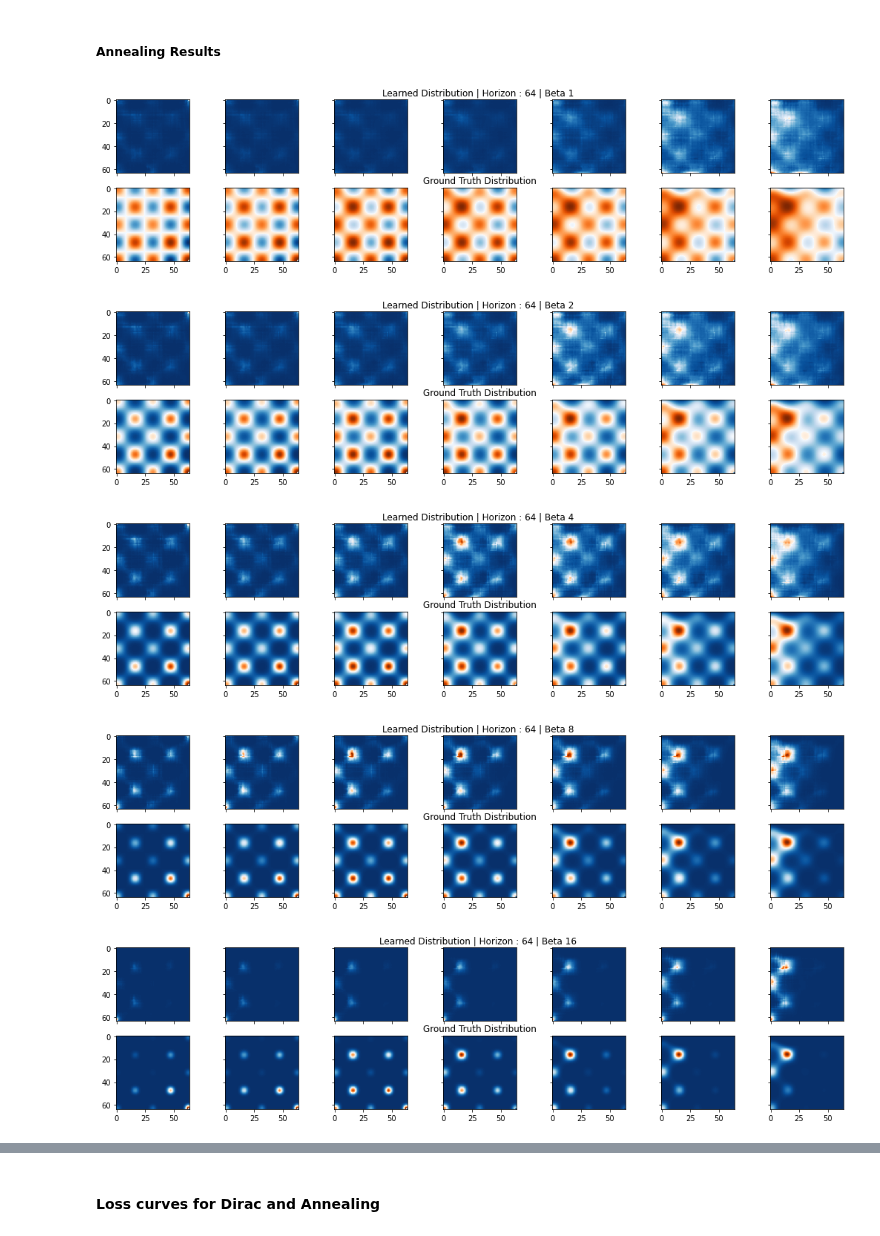
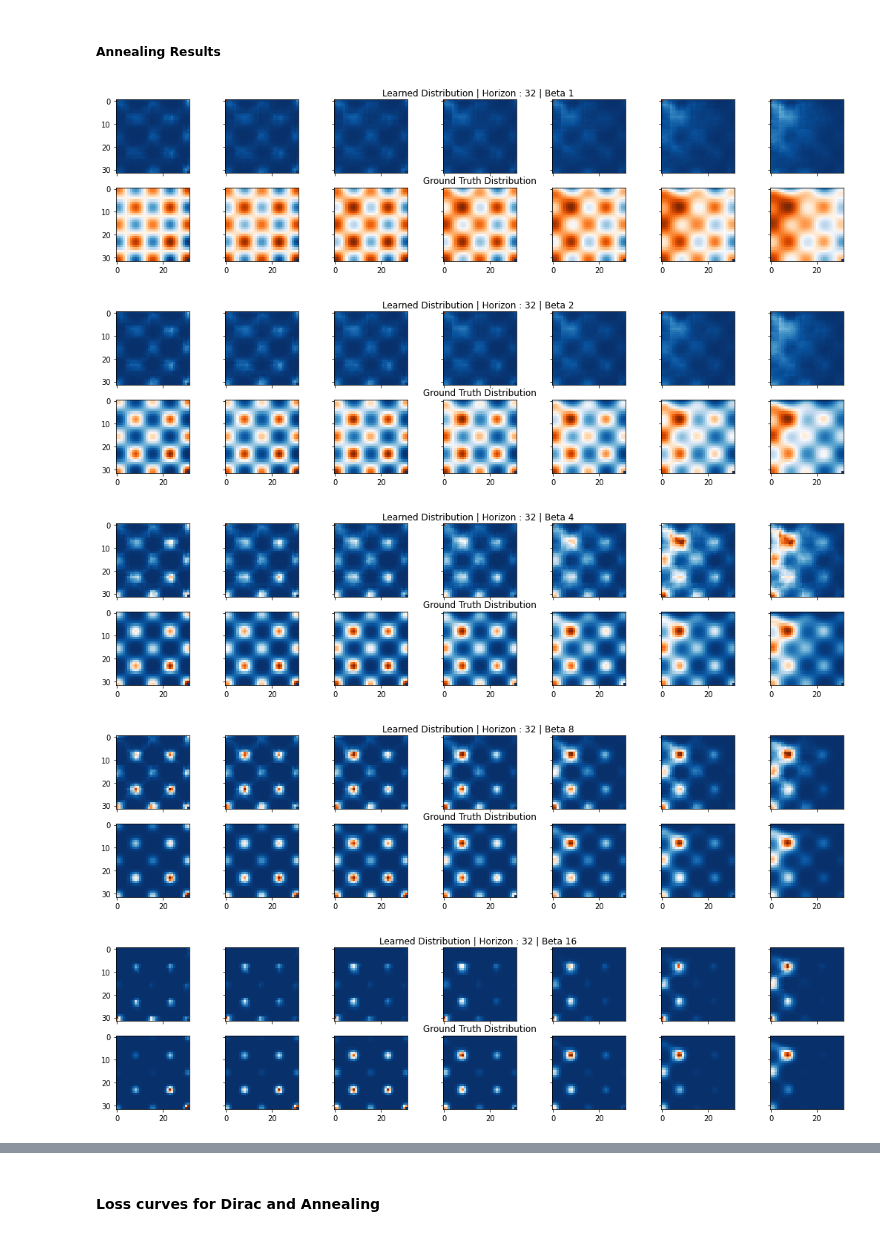
Before and after one commit to recursionpharma/gflownet, a Jupyter notebook: gflownet/examples/results.ipynb, the cells around one changed output, grey strips where cells are left out. Saved outputs shown, nothing was run; the diff lists cells and outputs as text; code cells hidden in the pictures.

```diff
--- a/gflownet/examples/results.ipynb
+++ b/gflownet/examples/results.ipynb
@@ -211,10 +211,10 @@ _ = plot_beta_evolution(horizon=16, dims=3, method="dirac")
 # %% [markdown]
 ##### Annealing Results
 # %%
-_ = plot_beta_evolution(horizon=64, dims=3, method="annealing")
+_ = plot_beta_evolution(horizon=32, dims=3, method="annealing")
 # %% [output]
-[figure, old version]
+[figure, new version]
-[figure, old version]
+[figure, new version]
-[figure, old version]
+[figure, new version]
-[figure, old version]
+[figure, new version]
-[figure, old version]
+[figure, new version]
```
Also changed, not shown: parts of 4 cells of this notebook.
